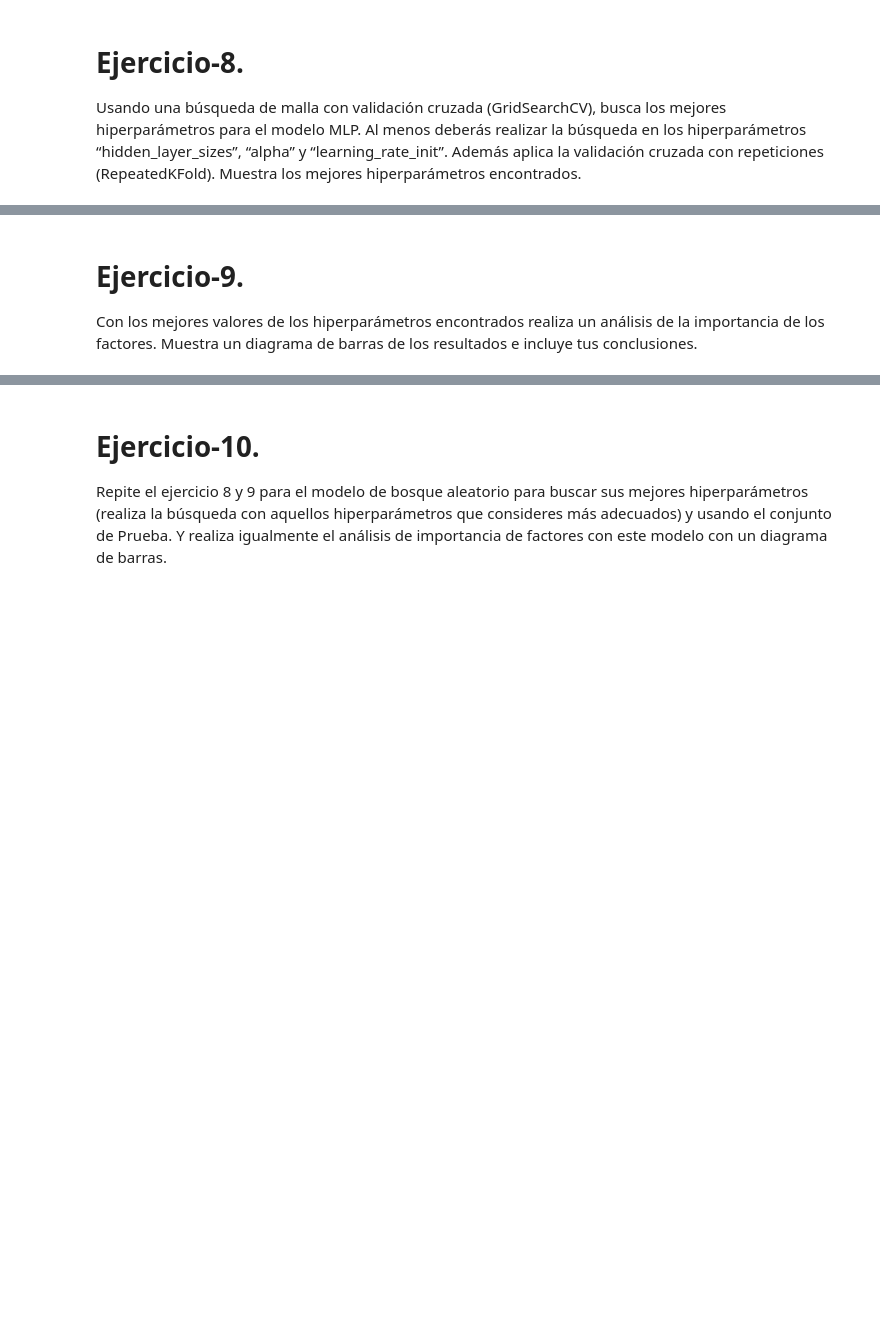
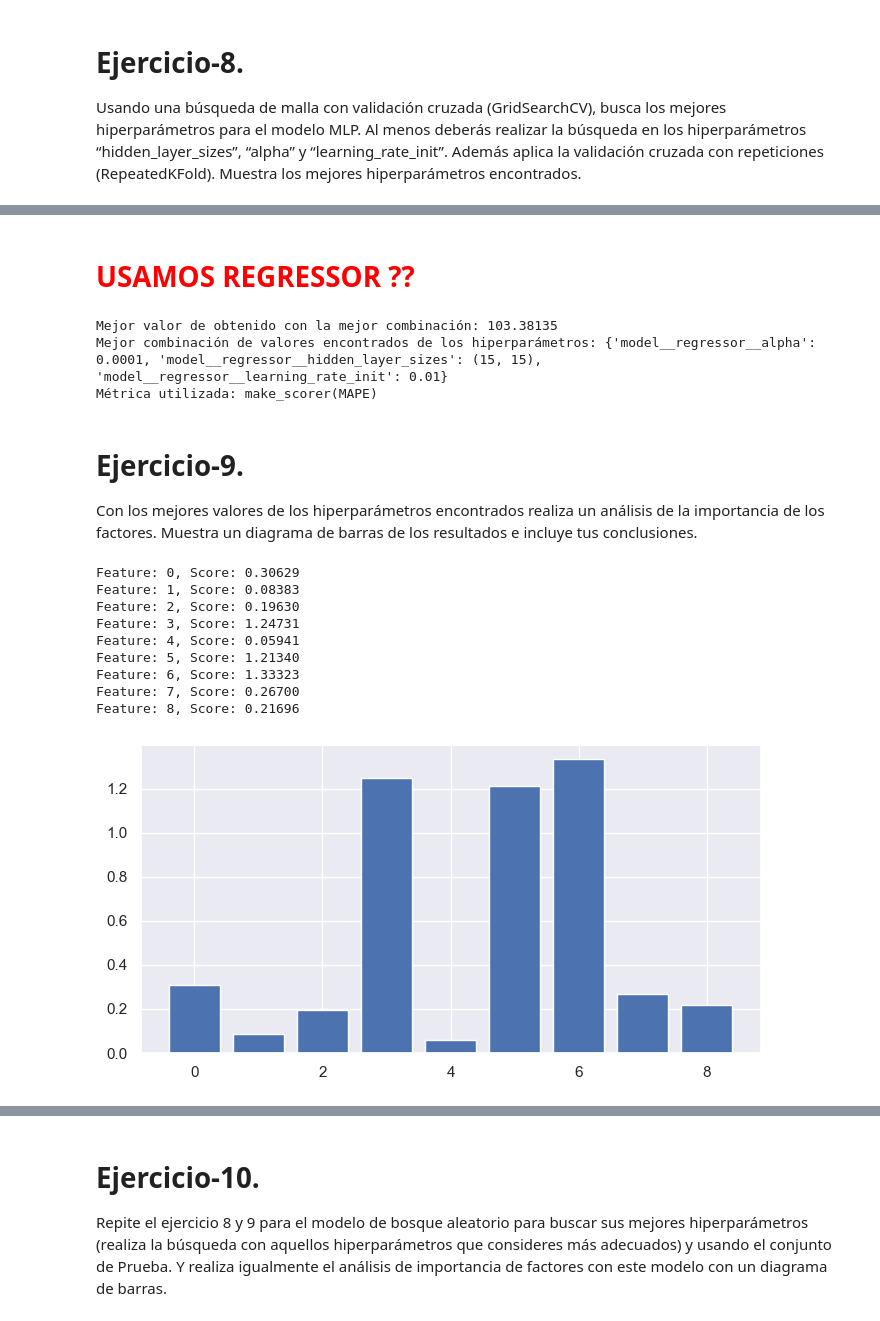
Before and after one commit to diego-carrera/iaa-equipo-30, a Jupyter notebook: semana7/MNA_IAyAA_semana_7_Actividad.ipynb, the cells around one changed output, grey strips where cells are left out. Cells and saved outputs as stored; diff of their text form; code cells hidden in the pictures; blank space fills up the shorter version.

Commit message:
Adding Regressor to models

```diff
--- a/semana7/MNA_IAyAA_semana_7_Actividad.ipynb
+++ b/semana7/MNA_IAyAA_semana_7_Actividad.ipynb
@@ -510,18 +510,57 @@ print('Métrica utilizada:', mlpGrid.scoring)
+# %% [markdown]
+<h1 style='color:red'> USAMOS REGRESSOR ?? </h1>
+# %%
+parameters = {
+  'model__regressor__hidden_layer_sizes': [(i, i) for i in range(5, 20, 2)],
+  'model__regressor__alpha': [0.0001, 0.05],
+  'model__regressor__learning_rate_init': [0.001, 0.01, 0.1],
+}
+
+mlp_pipe = Pipeline(steps=[('model', TransformedTargetRegressor(regressor=MLPRegressor(max_iter=50000),
+                                     func=np.log1p,
+                                     inverse_func=np.expm1))])
+mlpGrid = GridSearchCV(
+  mlp_pipe,
+  parameters,
+  cv=repeated_k_fold,
+  scoring=make_scorer(MAPE, greater_is_better=True),
+  n_jobs=-1
+)
+mlpGrid.fit(X_train_transformed, y_train)
+
+print('Mejor valor de obtenido con la mejor combinación: {:.5f}'.format(mlpGrid.best_score_))
+print('Mejor combinación de valores encontrados de los hiperparámetros:', mlpGrid.best_params_)
+print('Métrica utilizada:', mlpGrid.scoring)
+# %% [output]
+Mejor valor de obtenido con la mejor combinación: 103.38135
+Mejor combinación de valores encontrados de los hiperparámetros: {'model__regressor__alpha': 0.0001, 'model__regressor__hidden_layer_sizes': (15, 15), 'model__regressor__learning_rate_init': 0.01}
+Métrica utilizada: make_scorer(MAPE)
 # %% [markdown]
 # **Ejercicio-9.**
 
 Con los mejores valores de los hiperparámetros encontrados realiza un análisis de la importancia de los factores. Muestra un diagrama de barras de los resultados e incluye tus conclusiones.
 # %%
 final_MLP = MLPRegressor(
-  hidden_layer_sizes=(13, 13),
-  alpha=0.05,
+  hidden_layer_sizes=(19, 19),
+  alpha=0.0001,
   learning_rate_init= 0.01,
   max_iter=50000
 )
 final_MLP.fit(X_train_transformed, y_train)
 importance = permutation_importance(final_MLP, X_train_transformed, y_train, n_repeats=10)
 for i,v in enumerate(importance['importances_mean']):
 	print('Feature: %0d, Score: %.5f' % (i,v))
 
 plt.bar([x for x in range(len(importance['importances_mean']))], importance['importances_mean'])
 plt.show()
+# %% [output]
+Feature: 0, Score: 0.30629
+Feature: 1, Score: 0.08383
+Feature: 2, Score: 0.19630
+Feature: 3, Score: 1.24731
+Feature: 4, Score: 0.05941
+Feature: 5, Score: 1.21340
+Feature: 6, Score: 1.33323
+Feature: 7, Score: 0.26700
+Feature: 8, Score: 0.21696
+[figure, added]
```
Also changed, not shown: parts of 14 cells of this notebook.
